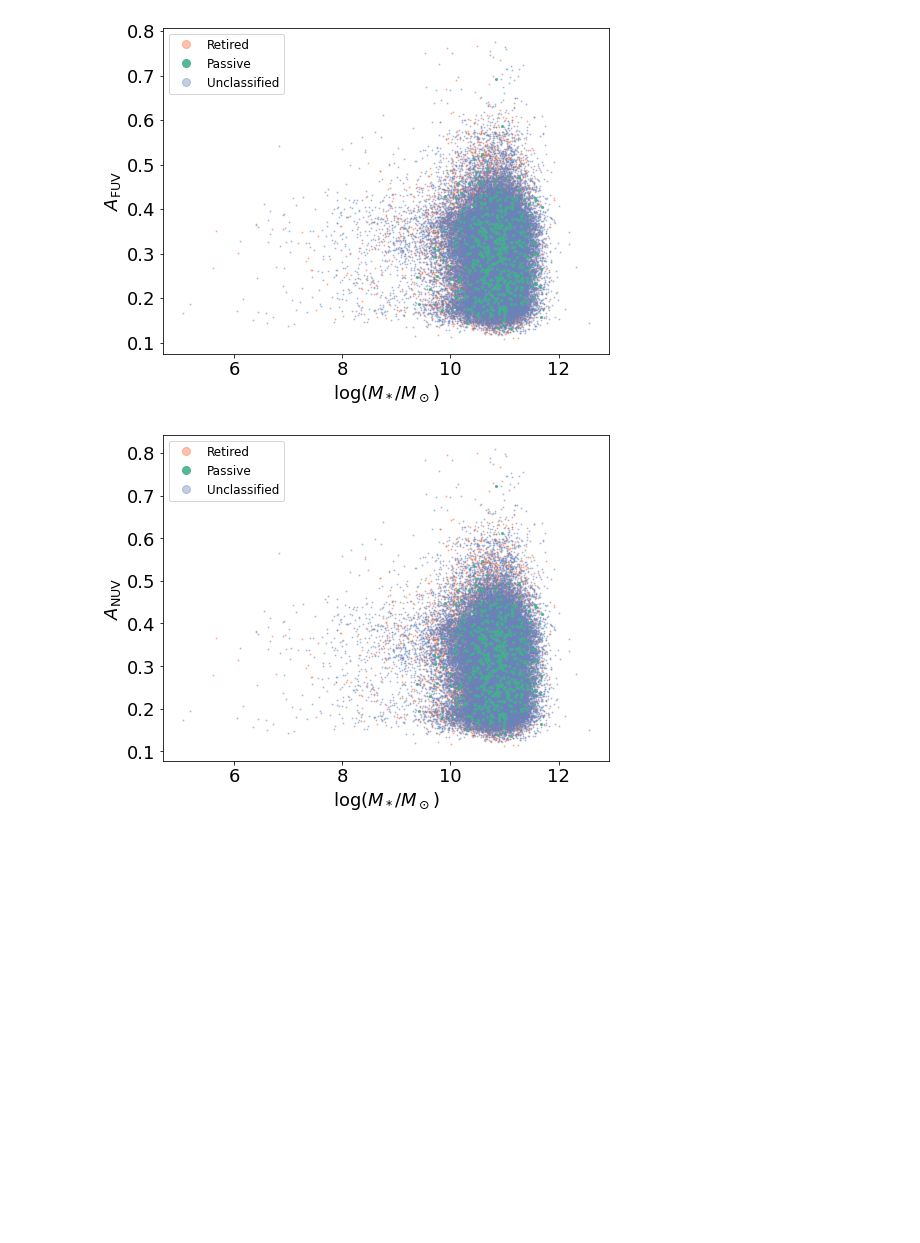
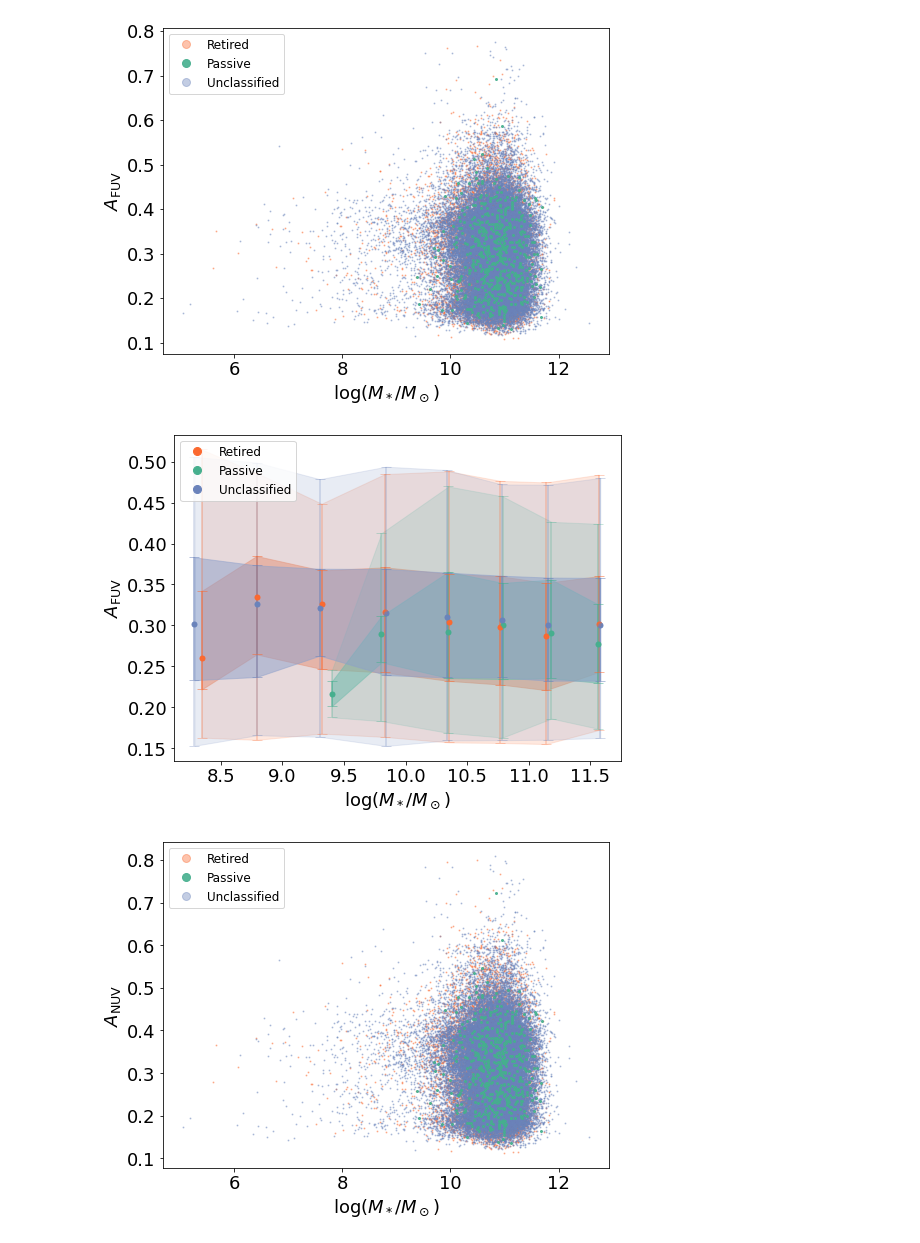
Before and after one commit to mdastro/LINER_UV, a Jupyter notebook: Klaudia/plots_new.ipynb, the cells around one changed output. Cells and saved outputs as stored; diff of their text form; code cells hidden in the pictures; blank space fills up the shorter version.

```diff
--- a/Klaudia/plots_new.ipynb
+++ b/Klaudia/plots_new.ipynb
@@ -267,3 +307,48 @@ plt.show()
+# %%
+plt.plot(np.log10(mass_FUV_50r), A_FUV_50r, ls='', marker='o', markersize=5, c=palette_darker[1], label='Retired')
+plt.plot(np.log10(mass_FUV_50p), A_FUV_50p, ls='', marker='o', markersize=5, c=palette_darker[0], label='Passive')
+plt.plot(np.log10(mass_FUV_50u), A_FUV_50u, ls='', marker='o', markersize=5, c=palette_darker[2],
+         label='Unclassified')
+
+plt.errorbar(np.log10(mass_FUV_50r), A_FUV_50r,
+             yerr=[np.array(A_FUV_50r)-np.array(A_FUV_025r), np.array(A_FUV_975r)-np.array(A_FUV_50r)],
+             capsize=5, fmt='.', c=palette_darker[1], alpha=0.3)
+plt.errorbar(np.log10(mass_FUV_50r), A_FUV_50r,
+             yerr=[np.array(A_FUV_50r)-np.array(A_FUV_25r), np.array(A_FUV_75r)-np.array(A_FUV_50r)],
+             capsize=5, fmt='.', c=palette_darker[1], alpha=0.5)
+
+plt.fill_between(np.log10(mass_FUV_50r), A_FUV_25r, A_FUV_75r, color=palette[1], alpha=0.5)
+plt.fill_between(np.log10(mass_FUV_50r), A_FUV_025r, A_FUV_975r, color=palette[1], alpha=0.2)
+
+plt.errorbar(np.log10(mass_FUV_50p), A_FUV_50p,
+             yerr=[np.array(A_FUV_50p)-np.array(A_FUV_025p), np.array(A_FUV_975p)-np.array(A_FUV_50p)],
+             capsize=5, fmt='.', c=palette_darker[0], alpha=0.3)
+plt.errorbar(np.log10(mass_FUV_50p), A_FUV_50p,
+             yerr=[np.array(A_FUV_50p)-np.array(A_FUV_25p), np.array(A_FUV_75p)-np.array(A_FUV_50p)],
+             capsize=5, fmt='.', c=palette_darker[0], alpha=0.5)
+
+plt.fill_between(np.log10(mass_FUV_50p), A_FUV_25p, A_FUV_75p, color=palette[0], alpha=0.5)
+plt.fill_between(np.log10(mass_FUV_50p), A_FUV_025p, A_FUV_975p, color=palette[0], alpha=0.2)
+
+plt.errorbar(np.log10(mass_FUV_50u), A_FUV_50u,
+             yerr=[np.array(A_FUV_50u)-np.array(A_FUV_025u), np.array(A_FUV_975u)-np.array(A_FUV_50u)],
+             capsize=5, fmt='.', c=palette_darker[2], alpha=0.3)
+plt.errorbar(np.log10(mass_FUV_50u), A_FUV_50u,
+             yerr=[np.array(A_FUV_50u)-np.array(A_FUV_25u), np.array(A_FUV_75u)-np.array(A_FUV_50u)],
+             capsize=5, fmt='.', c=palette_darker[2], alpha=0.5)
+
+plt.fill_between(np.log10(mass_FUV_50u), A_FUV_25u, A_FUV_75u, color=palette[2], alpha=0.5)
+plt.fill_between(np.log10(mass_FUV_50u), A_FUV_025u, A_FUV_975u, color=palette[2], alpha=0.2)
+
+plt.xlabel(r'$\log(M_*/M_\odot)$')
+plt.ylabel(r'$A_\mathrm{FUV}$')
+
+legend = plt.legend()
+for legend_handle in legend.legendHandles:
+    legend_handle._legmarker.set_markersize(8)
+plt.show()
+# %% [output]
+[figure, added]
 # %%
 plt.plot(np.log10(retired['mass_stellar_best_fit']), retired['A_NUV'], ls='', marker='o', markersize=1, c=palette_darker[1],
          alpha=0.4, label='Retired')
```
Also changed, not shown: parts of 24 cells of this notebook, 1 other file.
